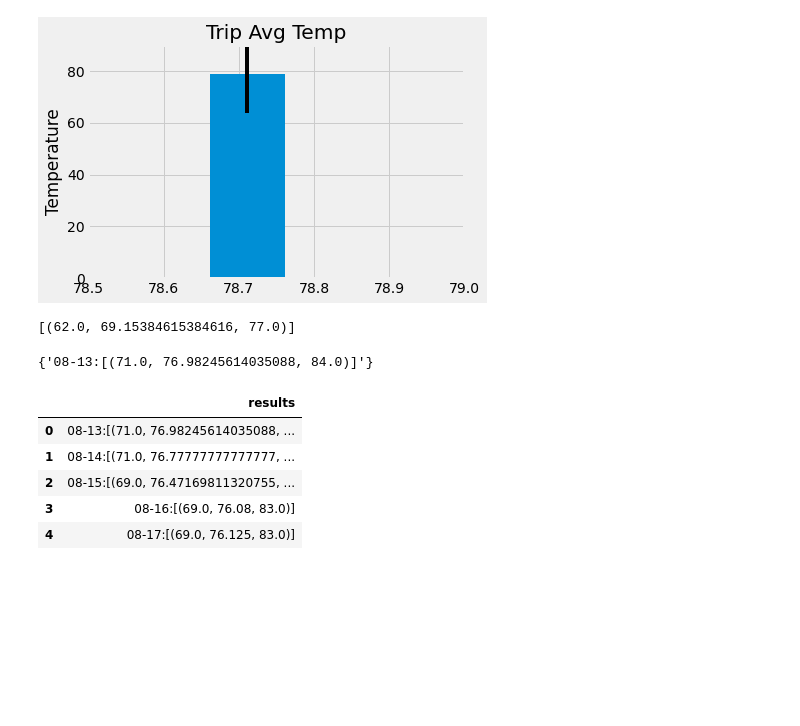
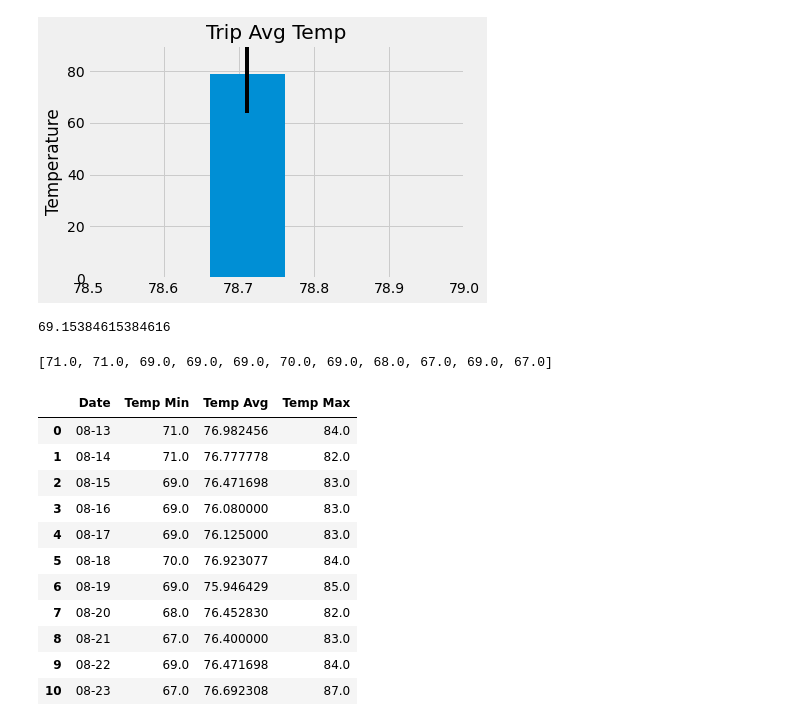
Before and after one commit to Jen-Dean/sqlalchemy-challenge, a Jupyter notebook: climate_finished_bonus.ipynb, the cells around one changed output. Drawn from its saved outputs; the diff is of its cells as text; code cells hidden in the pictures; blank space fills up the shorter version.

```diff
--- a/climate_finished_bonus.ipynb
+++ b/climate_finished_bonus.ipynb
@@ -409,36 +435,53 @@ def daily_normals(date):
     sel = [func.min(Measurement.tobs), func.avg(Measurement.tobs), func.max(Measurement.tobs)]
     return session.query(*sel).filter(func.strftime("%m-%d", Measurement.date) == date).all()
 
-daily_normals("01-01")
+daily_normals("01-01")[0][1]
 # %% [output]
-[(62.0, 69.15384615384616, 77.0)]
+69.15384615384616
 # %%
 # Loop through the list of %m-%d strings and calculate the normals for each date
 
 day = 13
-daily_list = []
+
+tmin_list = []
+tavg_list = []
+tmax_list = []
+
+day_list = []
 
 while day < 24:
     result = daily_normals(f"08-{day}")
-    daily_list.append({f"08-{day}:{result}"})
+    day_list.append(f"08-{day}")
+    tmin_list.append(result[0][0])
+    tavg_list.append(result[0][1])
+    tmax_list.append(result[0][2])
     day = day+1
 
-daily_list
-
-daily_list[0]
+tmin_list
 # %% [output]
-{'08-13:[(71.0, 76.98245614035088, 84.0)]'}
+[71.0, 71.0, 69.0, 69.0, 69.0, 70.0, 69.0, 68.0, 67.0, 69.0, 67.0]
 # %%
 # Load the previous query results into a Pandas DataFrame and add the `trip_dates` range as the `date` index
 
-daily_list_df = pd.DataFrame(daily_list, columns =['results'])
-daily_list_df.head()
+daily_list_df = pd.DataFrame(
+    {"Date":day_list,
+     "Temp Min": tmin_list,
+     "Temp Avg": tavg_list,
+     "Temp Max": tmax_list
+})
+daily_list_df
 # %% [output]
-|  | results |
-| 0 | 08-13:[(71.0, 76.98245614035088, ... |
-| 1 | 08-14:[(71.0, 76.77777777777777, ... |
-| 2 | 08-15:[(69.0, 76.47169811320755, ... |
-| 3 | 08-16:[(69.0, 76.08, 83.0)] |
-| 4 | 08-17:[(69.0, 76.125, 83.0)] |
+|  | Date | Temp Min | Temp Avg | Temp Max |
+| 0 | 08-13 | 71.0 | 76.982456 | 84.0 |
+| 1 | 08-14 | 71.0 | 76.777778 | 82.0 |
+| 2 | 08-15 | 69.0 | 76.471698 | 83.0 |
+| 3 | 08-16 | 69.0 | 76.080000 | 83.0 |
+| 4 | 08-17 | 69.0 | 76.125000 | 83.0 |
+| 5 | 08-18 | 70.0 | 76.923077 | 84.0 |
+| 6 | 08-19 | 69.0 | 75.946429 | 85.0 |
+| 7 | 08-20 | 68.0 | 76.452830 | 82.0 |
+| 8 | 08-21 | 67.0 | 76.400000 | 83.0 |
+| 9 | 08-22 | 69.0 | 76.471698 | 84.0 |
+| 10 | 08-23 | 67.0 | 76.692308 | 87.0 |
 # %%
 # Plot the daily normals as an area plot with `stacked=False`
```
Also changed, not shown: parts of 12 cells of this notebook, 1 other file.
